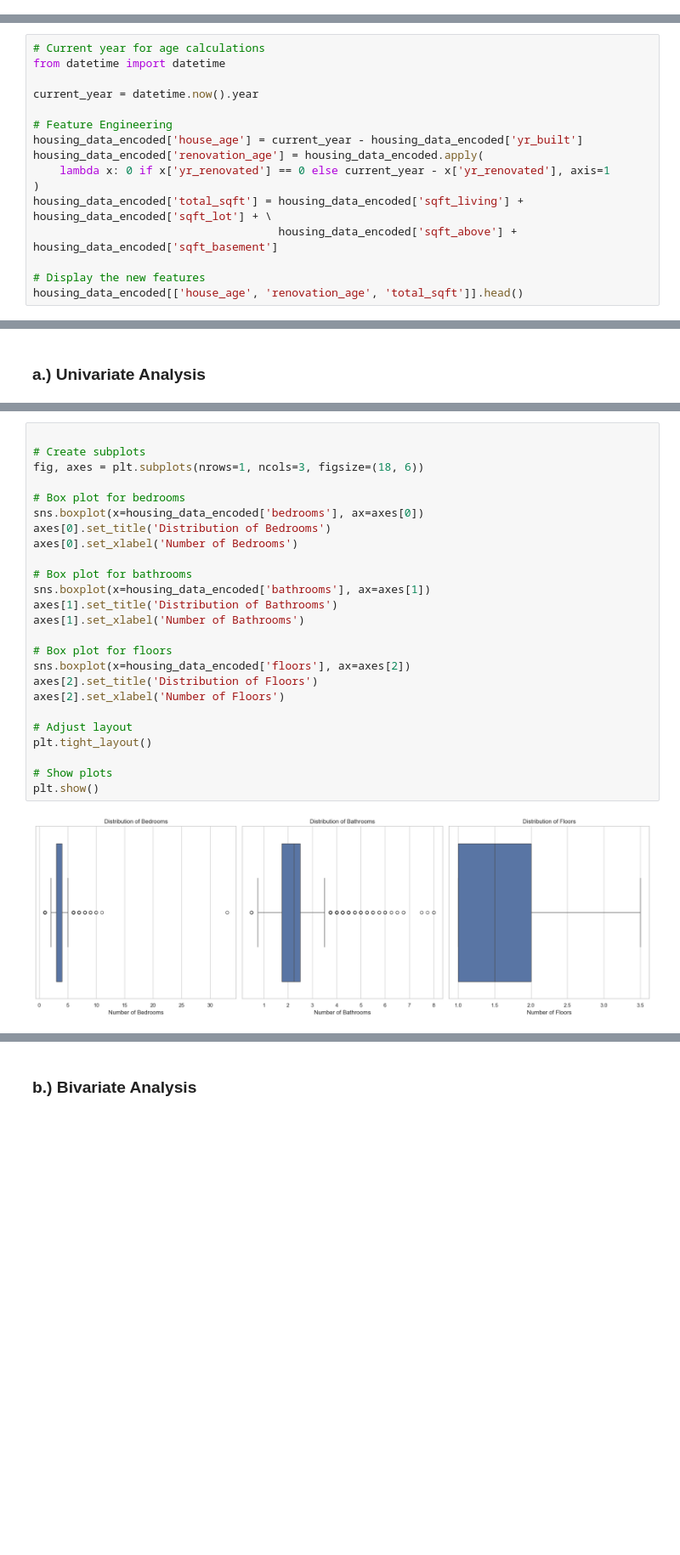
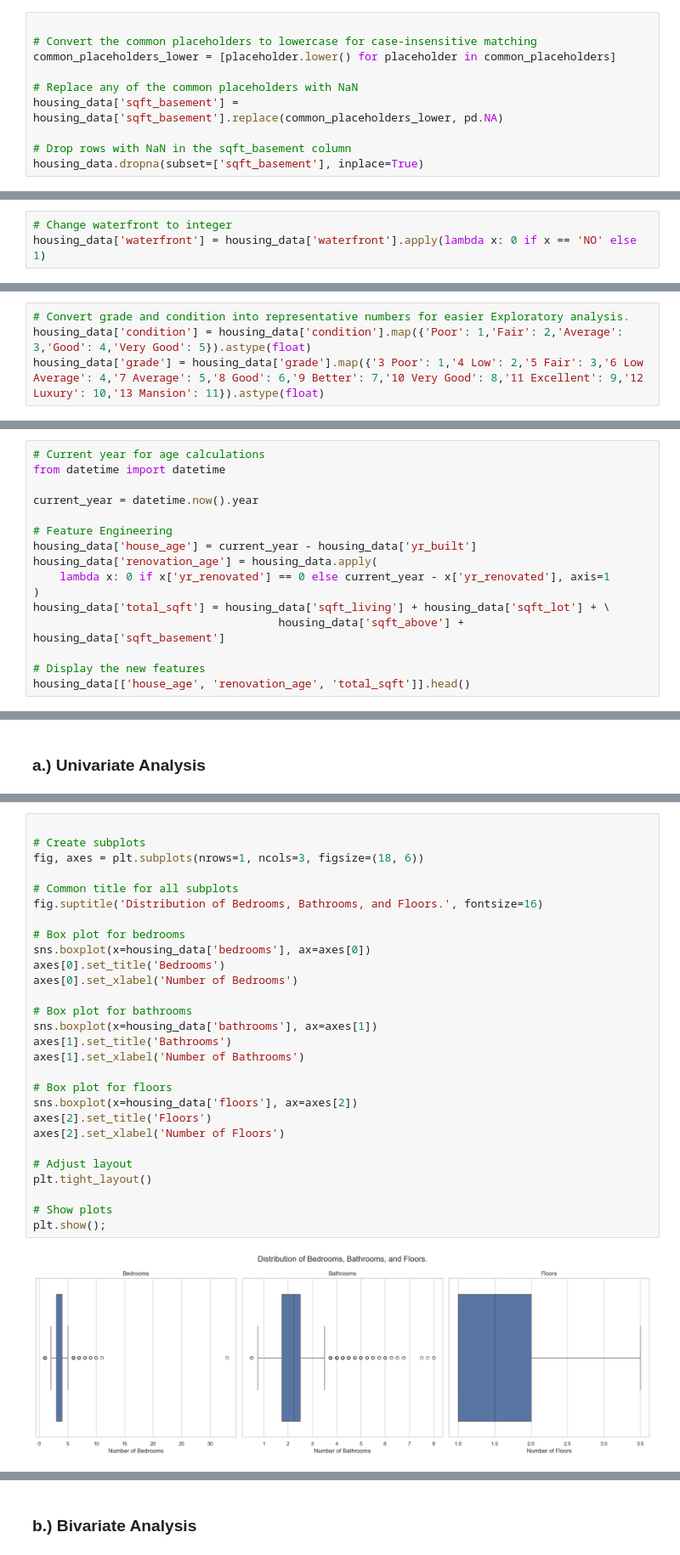
Before and after one commit to winnycodegurl/dsc-phase-2-projectgroup4, a Jupyter notebook: student.ipynb, the cells around one changed output, grey strips where cells are left out. Shown: that part at 85% size. Drawn from its saved outputs; the diff is of its cells as text; blank space fills up the shorter version.

```diff
--- a/student.ipynb
+++ b/student.ipynb
@@ -275,0 +346,10 @@ yr_renovated: 3,842 missing values
+# %%
+
+# Convert the common placeholders to lowercase for case-insensitive matching
+common_placeholders_lower = [placeholder.lower() for placeholder in common_placeholders]
+
+# Replace any of the common placeholders with NaN
+housing_data['sqft_basement'] = housing_data['sqft_basement'].replace(common_placeholders_lower, pd.NA)
+
+# Drop rows with NaN in the sqft_basement column
+housing_data.dropna(subset=['sqft_basement'], inplace=True)
@@ -392,0 +399,3 @@ The categorical variables have been successfully encoded using one-hot encoding.
+# %%
+# Change waterfront to integer
+housing_data['waterfront'] = housing_data['waterfront'].apply(lambda x: 0 if x == 'NO' else 1)
@@ -392,0 +415,4 @@ The categorical variables have been successfully encoded using one-hot encoding.
+# %%
+# Convert grade and condition into representative numbers for easier Exploratory analysis.
+housing_data['condition'] = housing_data['condition'].map({'Poor': 1,'Fair': 2,'Average': 3,'Good': 4,'Very Good': 5}).astype(float)
+housing_data['grade'] = housing_data['grade'].map({'3 Poor': 1,'4 Low': 2,'5 Fair': 3,'6 Low Average': 4,'7 Average': 5,'8 Good': 6,'9 Better': 7,'10 Very Good': 8,'11 Excellent': 9,'12 Luxury': 10,'13 Mansion': 11}).astype(float)
@@ -409,15 +464,15 @@ from datetime import datetime
 current_year = datetime.now().year
 
 # Feature Engineering
-housing_data_encoded['house_age'] = current_year - housing_data_encoded['yr_built']
-housing_data_encoded['renovation_age'] = housing_data_encoded.apply(
+housing_data['house_age'] = current_year - housing_data['yr_built']
+housing_data['renovation_age'] = housing_data.apply(
     lambda x: 0 if x['yr_renovated'] == 0 else current_year - x['yr_renovated'], axis=1
 )
-housing_data_encoded['total_sqft'] = housing_data_encoded['sqft_living'] + housing_data_encoded['sqft_lot'] + \
-                                     housing_data_encoded['sqft_above'] + housing_data_encoded['sqft_basement']
+housing_data['total_sqft'] = housing_data['sqft_living'] + housing_data['sqft_lot'] + \
+                                     housing_data['sqft_above'] + housing_data['sqft_basement']
 
 # Display the new features
-housing_data_encoded[['house_age', 'renovation_age', 'total_sqft']].head()
+housing_data[['house_age', 'renovation_age', 'total_sqft']].head()
 # %% [output]
 |  | house_age | renovation_age | total_sqft |
 | 0 | 69 | 0.0 | 8010.0 |
@@ -535,27 +564,30 @@ plt.show()
 # %%
 
 # Create subplots
 fig, axes = plt.subplots(nrows=1, ncols=3, figsize=(18, 6))
 
+# Common title for all subplots
+fig.suptitle('Distribution of Bedrooms, Bathrooms, and Floors.', fontsize=16)
+
 # Box plot for bedrooms
-sns.boxplot(x=housing_data_encoded['bedrooms'], ax=axes[0])
-axes[0].set_title('Distribution of Bedrooms')
+sns.boxplot(x=housing_data['bedrooms'], ax=axes[0])
+axes[0].set_title('Bedrooms')
 axes[0].set_xlabel('Number of Bedrooms')
 
 # Box plot for bathrooms
-sns.boxplot(x=housing_data_encoded['bathrooms'], ax=axes[1])
-axes[1].set_title('Distribution of Bathrooms')
+sns.boxplot(x=housing_data['bathrooms'], ax=axes[1])
+axes[1].set_title('Bathrooms')
 axes[1].set_xlabel('Number of Bathrooms')
 
 # Box plot for floors
-sns.boxplot(x=housing_data_encoded['floors'], ax=axes[2])
-axes[2].set_title('Distribution of Floors')
+sns.boxplot(x=housing_data['floors'], ax=axes[2])
+axes[2].set_title('Floors')
 axes[2].set_xlabel('Number of Floors')
 
 # Adjust layout
 plt.tight_layout()
 
 # Show plots
-plt.show()
+plt.show();
 # %% [output]
-[figure, old version]
+[figure, new version]
```
Also changed, not shown: parts of 57 cells of this notebook.
